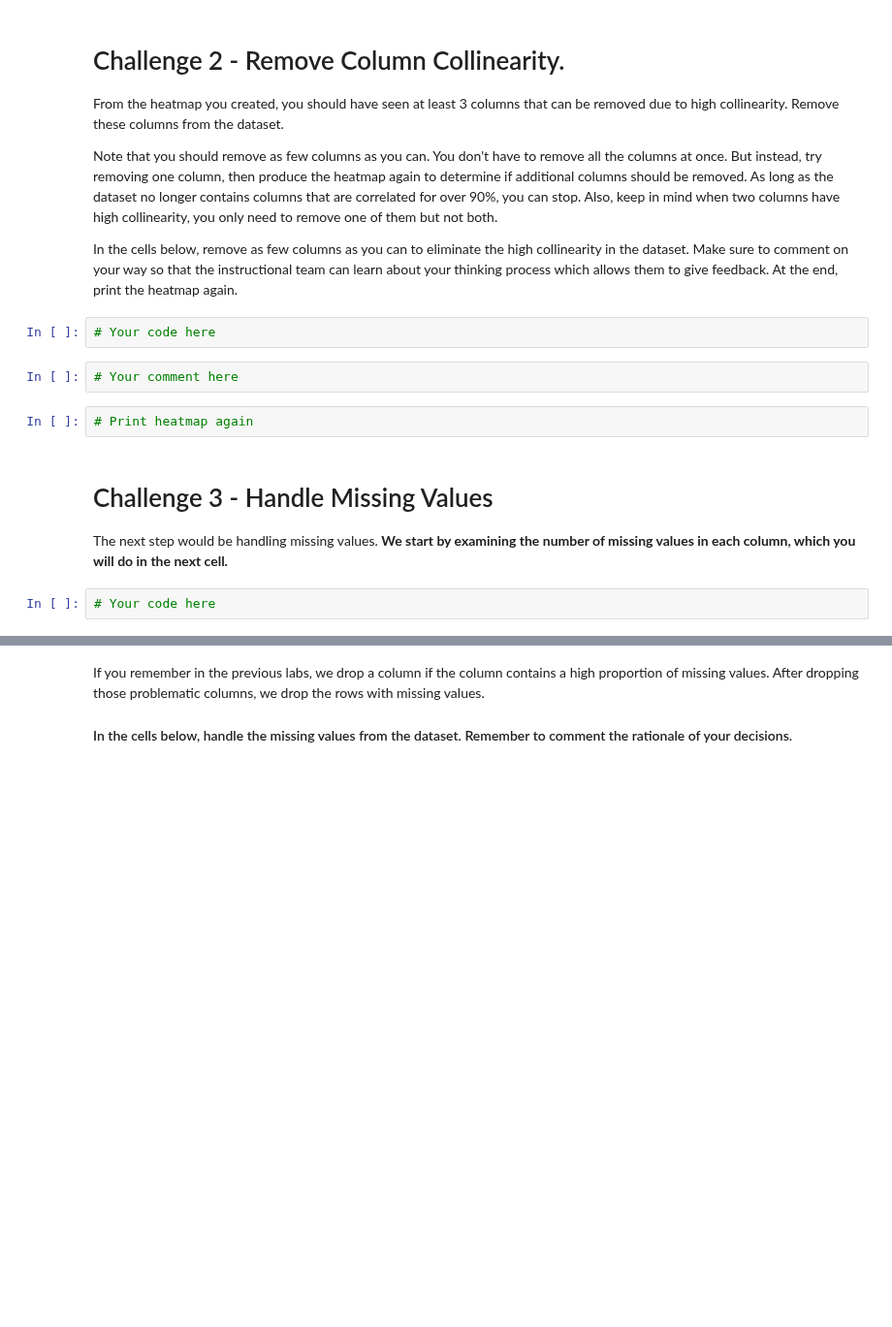
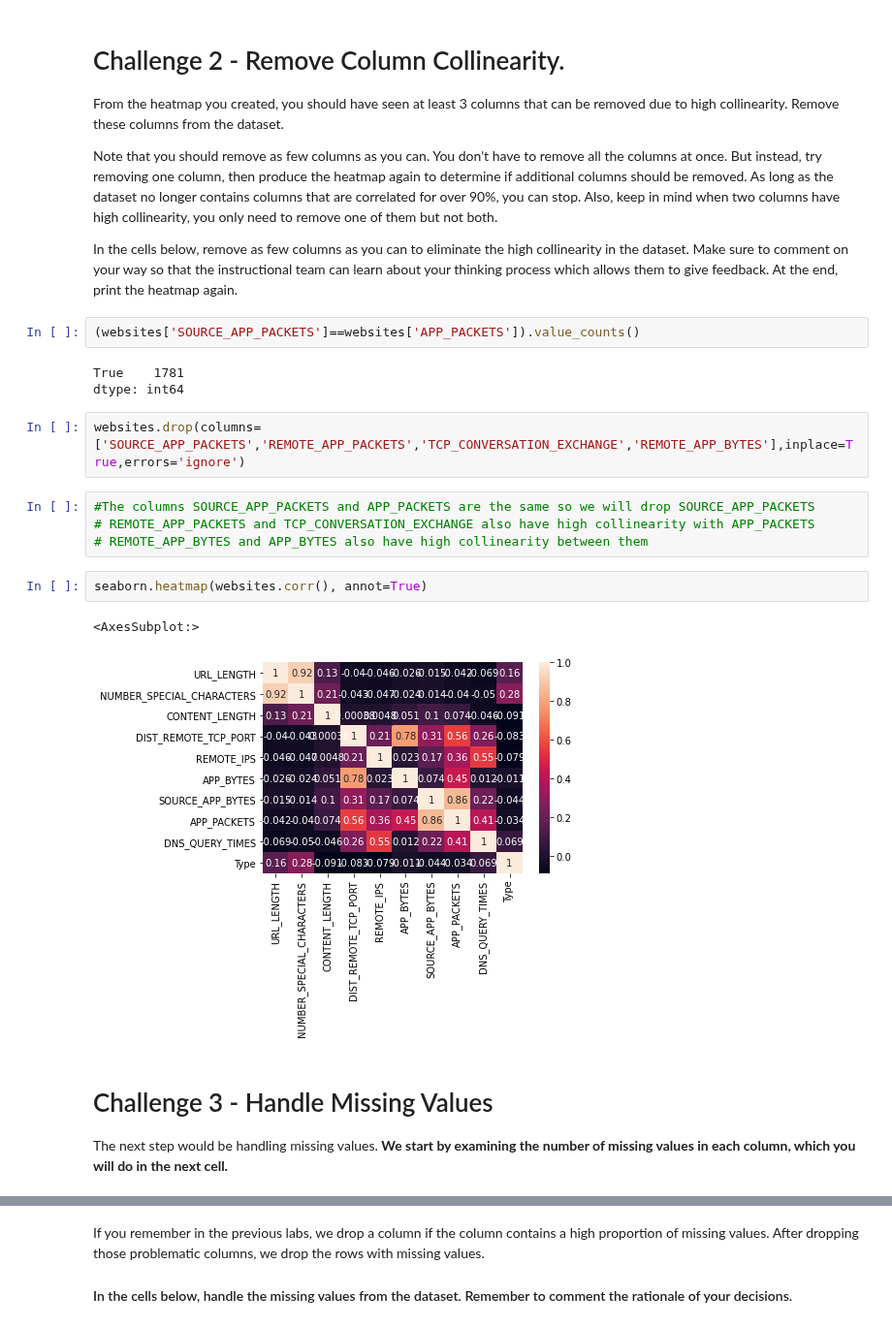
Before and after one commit to ta-data-remote/lab-supervised-learning, a Jupyter notebook: your-code/main.ipynb, the cells around one changed output, grey strips where cells are left out. Shown at 97% size. Cells and saved outputs as stored; diff of their text form; blank space fills up the shorter version.

```diff
--- a/your-code/main.ipynb
+++ b/your-code/main.ipynb
@@ -62,15 +96,23 @@ From the heatmap you created, you should have seen at least 3 columns that can b
 Note that you should remove as few columns as you can. You don't have to remove all the columns at once. But instead, try removing one column, then produce the heatmap again to determine if additional columns should be removed. As long as the dataset no longer contains columns that are correlated for over 90%, you can stop. Also, keep in mind when two columns have high collinearity, you only need to remove one of them but not both.
 
 In the cells below, remove as few columns as you can to eliminate the high collinearity in the dataset. Make sure to comment on your way so that the instructional team can learn about your thinking process which allows them to give feedback. At the end, print the heatmap again.
-# %%
-# Your code here
-# %%
-# Your comment here
-# %%
-# Print heatmap again
+# %%
+(websites['SOURCE_APP_PACKETS']==websites['APP_PACKETS']).value_counts()
+# %% [output]
+True    1781
+dtype: int64
+# %%
+websites.drop(columns=['SOURCE_APP_PACKETS','REMOTE_APP_PACKETS','TCP_CONVERSATION_EXCHANGE','REMOTE_APP_BYTES'],inplace=True,errors='ignore')
+# %%
+#The columns SOURCE_APP_PACKETS and APP_PACKETS are the same so we will drop SOURCE_APP_PACKETS
+# REMOTE_APP_PACKETS and TCP_CONVERSATION_EXCHANGE also have high collinearity with APP_PACKETS
+# REMOTE_APP_BYTES and APP_BYTES also have high collinearity between them
+# %%
+seaborn.heatmap(websites.corr(), annot=True)
+# %% [output]
+<AxesSubplot:>
+[figure, added]
 # %% [markdown]
 # Challenge 3 - Handle Missing Values
 
 The next step would be handling missing values. **We start by examining the number of missing values in each column, which you will do in the next cell.**
-# %%
-# Your code here
```
Also changed, not shown: parts of 68 cells of this notebook.
